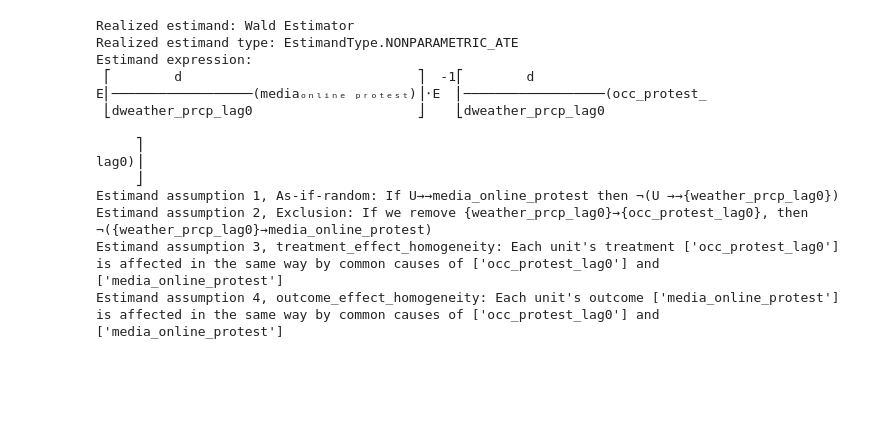
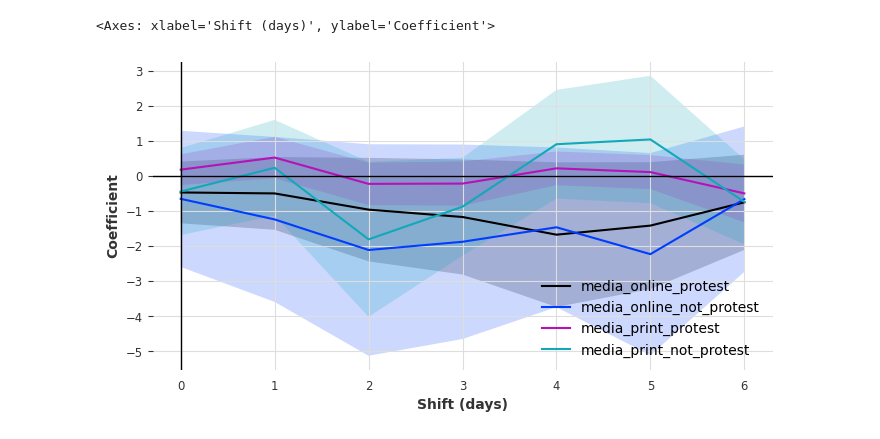
Before and after one commit to davidpomerenke/protest-impact, a Jupyter notebook: notebooks/cumulative.ipynb, the cells around one changed output. Cells and saved outputs as stored; diff of their text form; code cells hidden in the pictures; blank space fills up the shorter version.

```diff
--- a/notebooks/cumulative.ipynb
+++ b/notebooks/cumulative.ipynb
@@ -160,20 +160,24 @@ plot_lagged_impact(results1, treatment, "protest", ci=False)
 # %% [output]
 <Axes: xlabel='Shift (days)', ylabel='Coefficient'>
 [drawing not drawn]
-# %%
-print(models[0].symbolic_estimator)
-# %% [output]
-Realized estimand: Wald Estimator
-Realized estimand type: EstimandType.NONPARAMETRIC_ATE
-Estimand expression:
- ⎡        d                              ⎤  -1⎡        d
-E⎢──────────────────(mediaₒₙₗᵢₙₑ ₚᵣₒₜₑₛₜ)⎥⋅E  ⎢──────────────────(occ_protest_
- ⎣dweather_prcp_lag0                     ⎦    ⎣dweather_prcp_lag0
-
-     ⎤
-lag0)⎥
-     ⎦
-Estimand assumption 1, As-if-random: If U→→media_online_protest then ¬(U →→{weather_prcp_lag0})
-Estimand assumption 2, Exclusion: If we remove {weather_prcp_lag0}→{occ_protest_lag0}, then ¬({weather_prcp_lag0}→media_online_protest)
-Estimand assumption 3, treatment_effect_homogeneity: Each unit's treatment ['occ_protest_lag0'] is affected in the same way by common causes of ['occ_protest_lag0'] and ['media_online_protest']
-Estimand assumption 4, outcome_effect_homogeneity: Each unit's outcome ['media_online_protest'] is affected in the same way by common causes of ['occ_protest_lag0'] and ['media_online_protest']
+# %%
+from src.features.time_series.lagged_impact import plot_lagged_impact
+from src.models.regression import instrumental_variable_liml
+
+treatment = "occ_protest"
+
+models, results1 = instrumental_variable_liml(
+    target="protest",
+    treatment=treatment,
+    instrument="weather_prcp",
+    lags=list(range(-9, 1)),
+    steps=7,
+    cumulative=False,
+    ignore_group=True,
+    region_dummies=False,
+    n_jobs=1,
+)
+plot_lagged_impact(results1, treatment, "protest", ci=True)
+# %% [output]
+<Axes: xlabel='Shift (days)', ylabel='Coefficient'>
+[figure, added]
```
Also changed, not shown: 3 other files.
